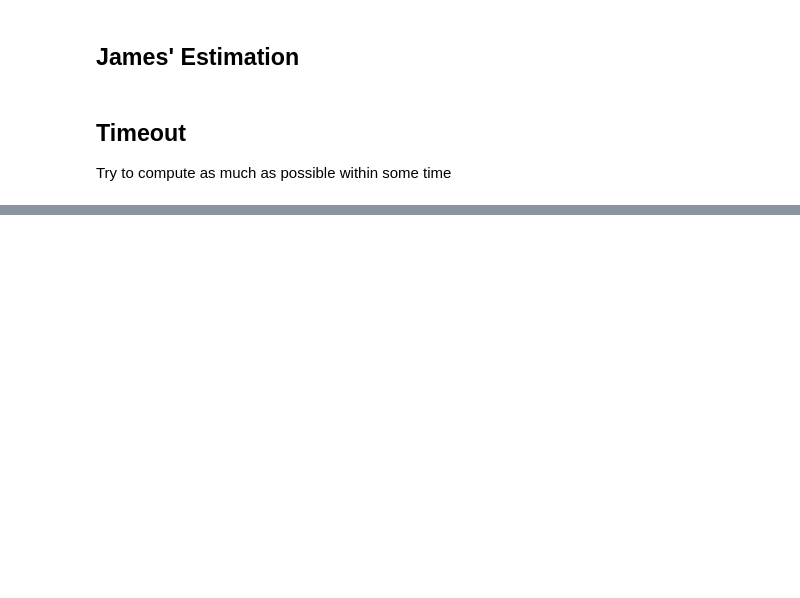
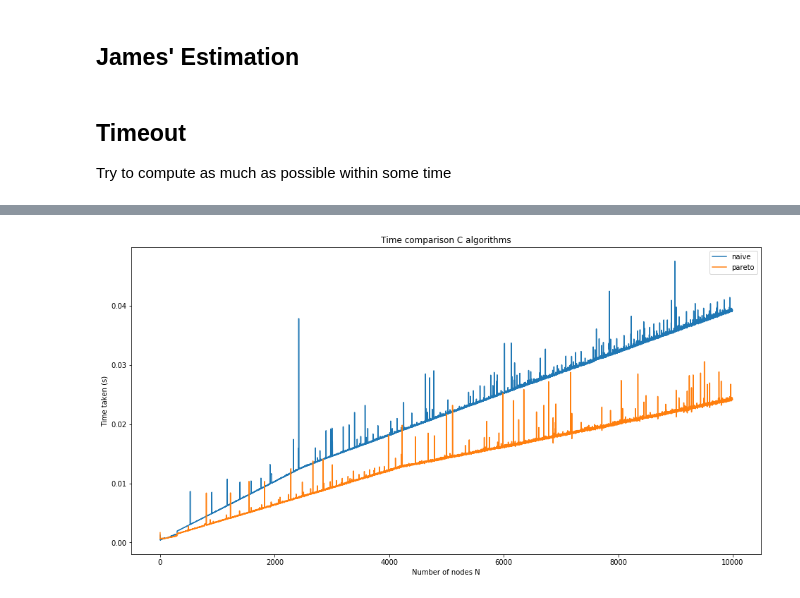
Before and after one commit to damelLP/advanced_algo, a Jupyter notebook: courseworkB/CourseworkB.ipynb, the cells around one changed output, grey strips where cells are left out. Saved outputs shown, nothing was run; the diff lists cells and outputs as text; code cells hidden in the pictures; blank space fills up the shorter version.

```diff
--- a/courseworkB/CourseworkB.ipynb
+++ b/courseworkB/CourseworkB.ipynb
@@ -126,3 +114,5 @@ pareto_method(graph)
+# %%
+pareto_perf = perf_test(pareto_method)
 # %% [markdown]
 ## James' Estimation
 # %%
@@ -153,0 +152,10 @@ def timeout(graph, timeout):
+# %%
+plt.plot(naive_perf, label="naive")
+plt.plot(pareto_perf, label="pareto")
+plt.xlabel("Number of nodes N")
+plt.ylabel("Time taken (s)")
+plt.title("Time comparison C algorithms")
+plt.legend(loc=1)
+plt.savefig("compare_naive_pareto.png")
+# %% [output]
+[figure, added]
```
Also changed, not shown: parts of 21 cells of this notebook, 2 other files.
